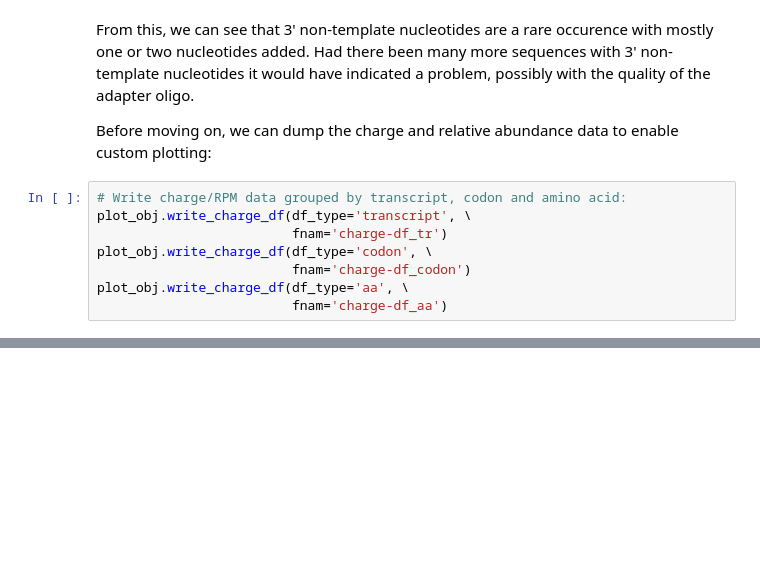
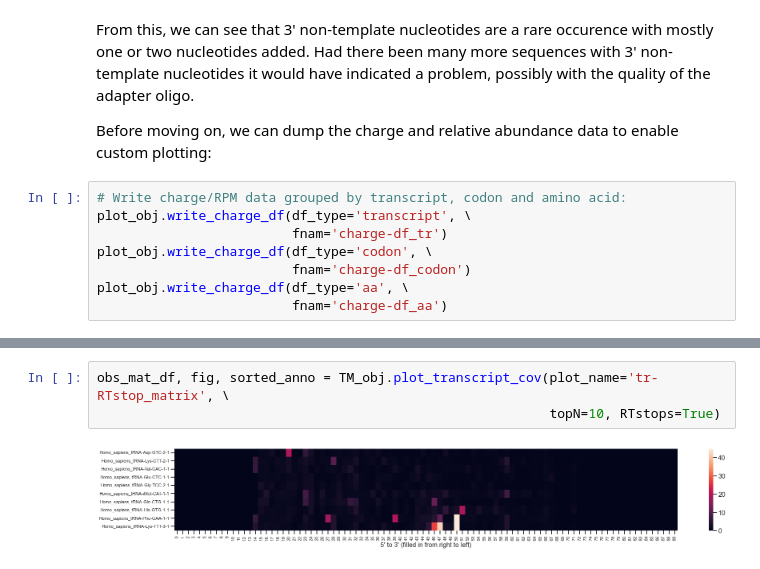
Before and after one commit to krdav/tRNA-charge-seq, a Jupyter notebook: projects/example/process_data.ipynb, the cells around one changed output, grey strips where cells are left out. Drawn from its saved outputs; the diff is of its cells as text; blank space fills up the shorter version.

```diff
--- a/projects/example/process_data.ipynb
+++ b/projects/example/process_data.ipynb
@@ -727,0 +688,5 @@ Collecting alignment statistics, from sample:  100p2  100p3  100p1  100p4  85p2
+# %%
+obs_mat_df, fig, sorted_anno = TM_obj.plot_transcript_cov(plot_name='tr-RTstop_matrix', \
+                                                          topN=10, RTstops=True)
+# %% [output]
+[figure, added]
```
Also changed, not shown: parts of 50 cells of this notebook.
